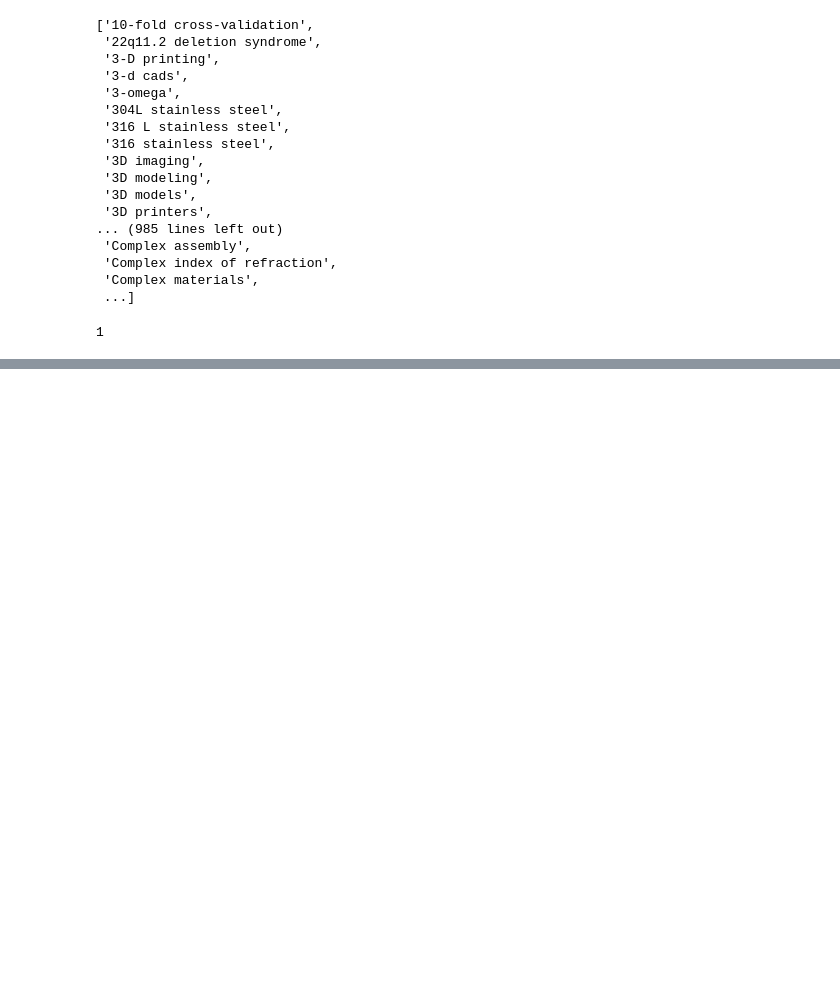
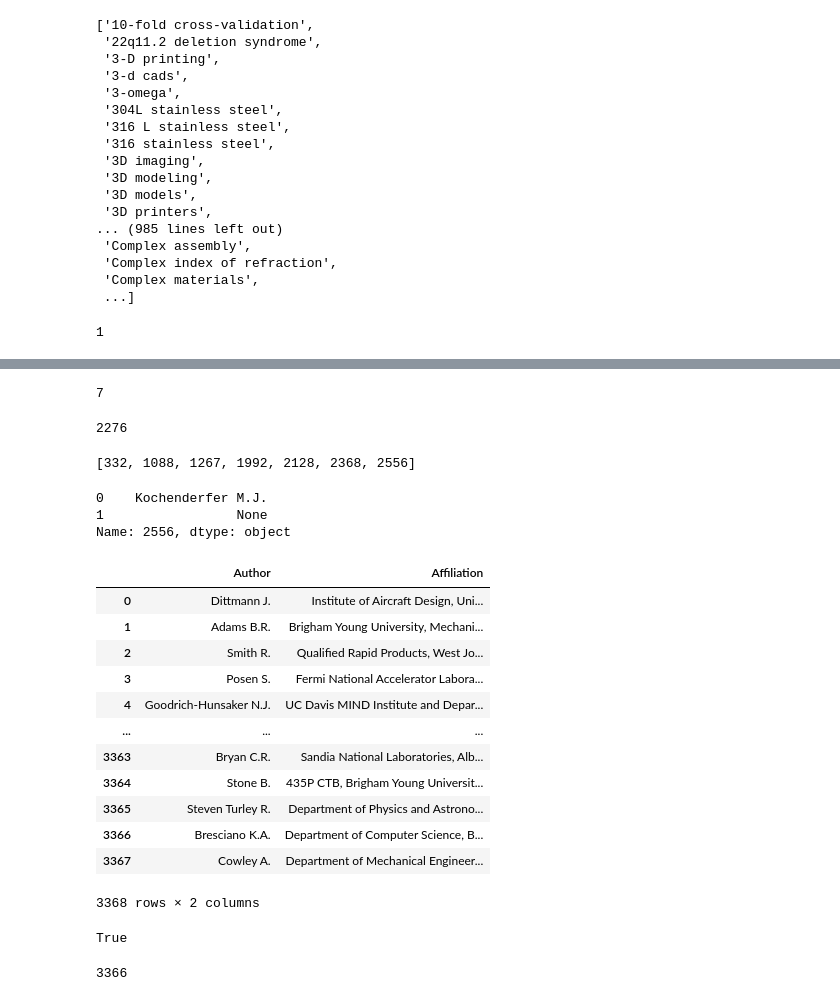
Before and after one commit to SYusupov/SDM_Lab3_GraphDB, a Jupyter notebook: data/Generate_Additional_Attributes.ipynb, the cells around one changed output, grey strips where cells are left out. Cells and saved outputs as stored; diff of their text form; code cells hidden in the pictures; blank space fills up the shorter version.

```diff
--- a/data/Generate_Additional_Attributes.ipynb
+++ b/data/Generate_Additional_Attributes.ipynb
@@ -424,0 +500,9 @@ pd.DataFrame(paper_area).rename(columns = {0:"Area"}).to_csv("./Processed_data/A
+# %%
+author_list = []
+for item in A:
+    author_list += item
+
+
+author_list = list(set(author_list))
+author_list.sort()
+author_list
@@ -424,0 +531,6 @@ pd.DataFrame(paper_area).rename(columns = {0:"Area"}).to_csv("./Processed_data/A
+# %%
+Author_Affiliation_List = []
+for item in A_with_Af:
+    Author_Affiliation_List += item
+
+Author_Affiliation_List
@@ -424,0 +559,3 @@ pd.DataFrame(paper_area).rename(columns = {0:"Area"}).to_csv("./Processed_data/A
+# %%
+Author_Affiliation_List = list(set(Author_Affiliation_List))
+len(Author_Affiliation_List)
@@ -424,0 +566,3 @@ pd.DataFrame(paper_area).rename(columns = {0:"Area"}).to_csv("./Processed_data/A
+# %%
+af = list(map(lambda x: x.split(", ",1),list(map(lambda x: x.replace(",", "", 1), Author_Affiliation_List))))
+af
@@ -424,0 +608,8 @@ pd.DataFrame(paper_area).rename(columns = {0:"Area"}).to_csv("./Processed_data/A
+# %%
+sum([True if len(i) is 1 else False for i in af])
+# %% [output]
+7
+# %%
+len(np.unique(split_author))
+# %% [output]
+2276
@@ -424,0 +618,35 @@ pd.DataFrame(paper_area).rename(columns = {0:"Area"}).to_csv("./Processed_data/A
+# %%
+[i for i, x in enumerate(t) if x]
+# %% [output]
+[332, 1088, 1267, 1992, 2128, 2368, 2556]
+# %%
+pd.DataFrame(af).iloc[2556]
+# %% [output]
+0    Kochenderfer M.J.
+1                 None
+Name: 2556, dtype: object
+# %%
+af_df = pd.DataFrame(af).rename(columns= {0:"Author",1:"Affiliation"})
+af_df
+# %% [output]
+|  | Author | Affiliation |
+| 0 | Dittmann J. | Institute of Aircraft Design, Uni... |
+| 1 | Adams B.R. | Brigham Young University, Mechani... |
+| 2 | Smith R. | Qualified Rapid Products, West Jo... |
+| 3 | Posen S. | Fermi National Accelerator Labora... |
+| 4 | Goodrich-Hunsaker N.J. | UC Davis MIND Institute and Depar... |
+| ... | ... | ... |
+| 3363 | Bryan C.R. | Sandia National Laboratories, Alb... |
+| 3364 | Stone B. | 435P CTB, Brigham Young Universit... |
+| 3365 | Steven Turley R. | Department of Physics and Astrono... |
+| 3366 | Bresciano K.A. | Department of Computer Science, B... |
+| 3367 | Cowley A. | Department of Mechanical Engineer... |
+3368 rows × 2 columns
+# %%
+"Dittmann J." in af_df.Author.values
+# %% [output]
+True
+# %%
+sum(af_df["Author"].apply(lambda x: True if x in author_list else False))
+# %% [output]
+3366
```
Also changed, not shown: parts of 21 cells of this notebook, 1 other file.
